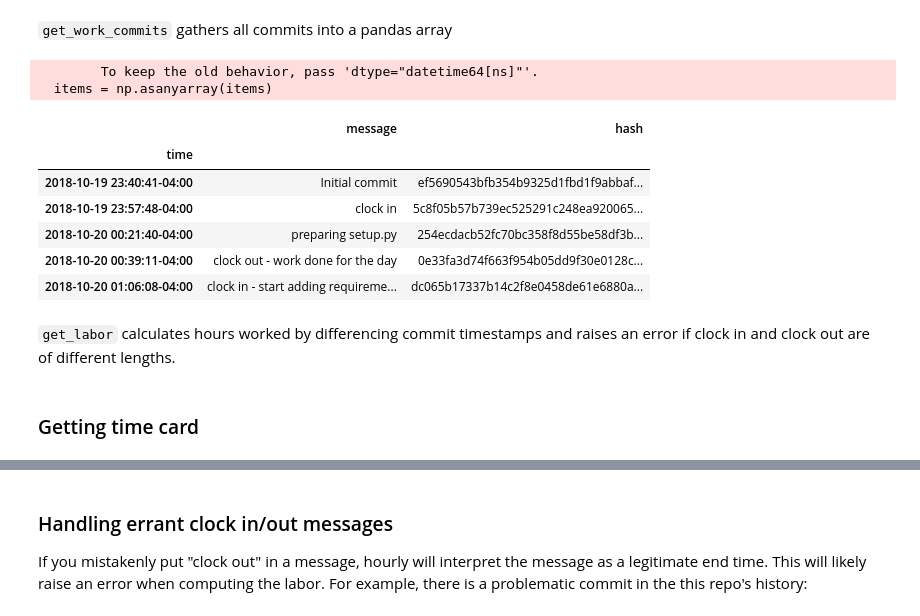
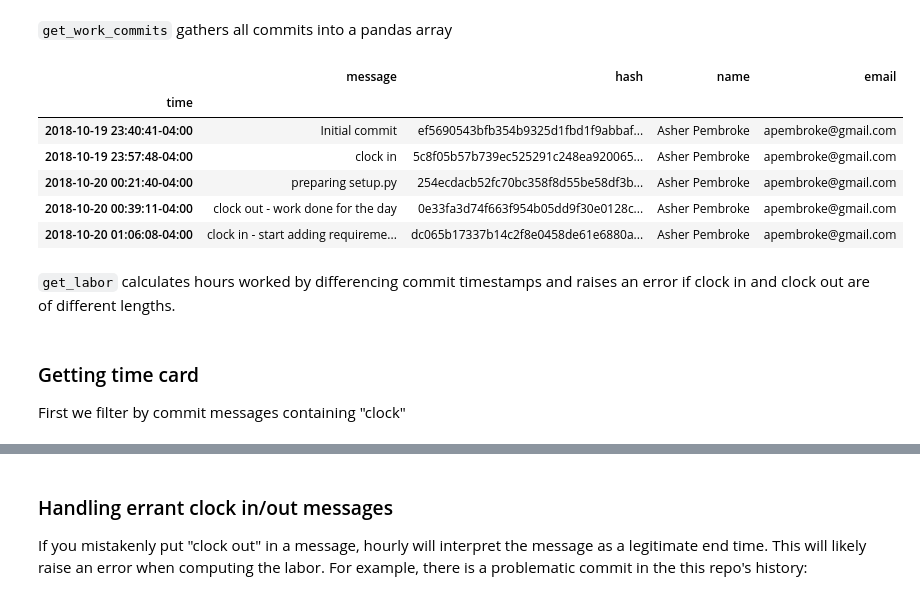
Before and after one commit to asherp/hourly, a Jupyter notebook: docs/README.ipynb, the cells around one changed output, grey strips where cells are left out. Cells and saved outputs as stored; diff of their text form; code cells hidden in the pictures.

````diff
--- a/docs/README.ipynb
+++ b/docs/README.ipynb
@@ -12,19 +10,19 @@ from hourly import hourly
 # %% [markdown]
 ```get_work_commits``` gathers all commits into a pandas array
 # %%
-work = hourly.get_work_commits('..')
+work, repo = get_work_commits('..')
 work.head()
 # %% [output]
-        To keep the old behavior, pass 'dtype="datetime64[ns]"'.
-  items = np.asanyarray(items)
-|  | message | hash |
-| time |  |  |
-| 2018-10-19 23:40:41-04:00 | Initial commit | ef5690543bfb354b9325d1fbd1f9abbaf... |
-| 2018-10-19 23:57:48-04:00 | clock in | 5c8f05b57b739ec525291c248ea920065... |
-| 2018-10-20 00:21:40-04:00 | preparing setup.py | 254ecdacb52fc70bc358f8d55be58df3b... |
-| 2018-10-20 00:39:11-04:00 | clock out - work done for the day | 0e33fa3d74f663f954b05dd9f30e0128c... |
-| 2018-10-20 01:06:08-04:00 | clock in - start adding requireme... | dc065b17337b14c2f8e0458de61e6880a... |
+|  | message | hash | name | email |
+| time |  |  |  |  |
+| 2018-10-19 23:40:41-04:00 | Initial commit | ef5690543bfb354b9325d1fbd1f9abbaf... | Asher Pembroke | apembroke@gmail.com |
+| 2018-10-19 23:57:48-04:00 | clock in | 5c8f05b57b739ec525291c248ea920065... | Asher Pembroke | apembroke@gmail.com |
+| 2018-10-20 00:21:40-04:00 | preparing setup.py | 254ecdacb52fc70bc358f8d55be58df3b... | Asher Pembroke | apembroke@gmail.com |
+| 2018-10-20 00:39:11-04:00 | clock out - work done for the day | 0e33fa3d74f663f954b05dd9f30e0128c... | Asher Pembroke | apembroke@gmail.com |
+| 2018-10-20 01:06:08-04:00 | clock in - start adding requireme... | dc065b17337b14c2f8e0458de61e6880a... | Asher Pembroke | apembroke@gmail.com |
 # %% [markdown]
 ```get_labor``` calculates hours worked by differencing commit timestamps and raises an error if clock in and clock out are of different lengths.
 # %% [markdown]
 ### Getting time card
+
+First we filter by commit messages containing "clock"
````
Also changed, not shown: parts of 32 cells of this notebook, 11 other files.
